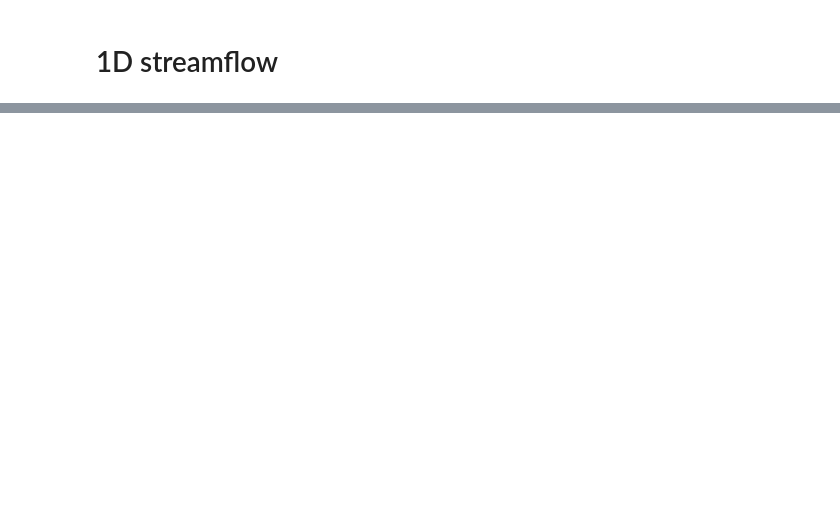
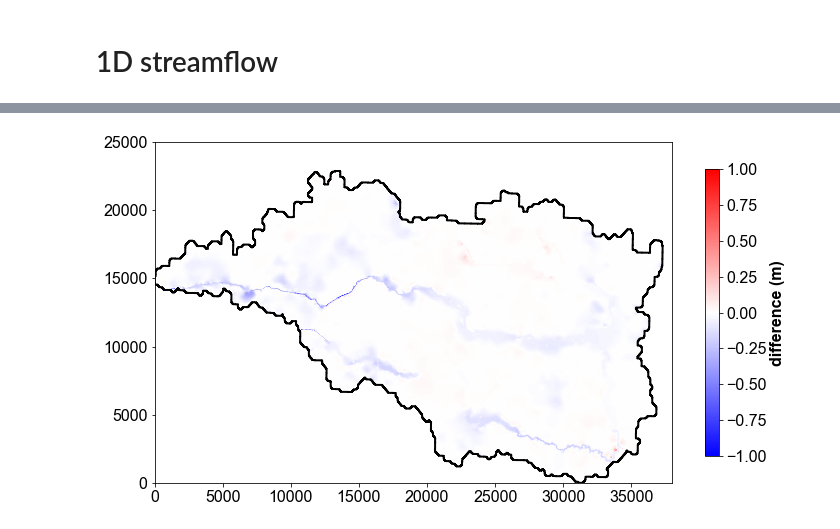
Before and after one commit to chrimerss/CREST-iMAP, a Jupyter notebook: Examples/Sensitivity/SyntheticRainfall_results.ipynb, the cells around one changed output, grey strips where cells are left out. Cells and saved outputs as stored; diff of their text form; code cells hidden in the pictures; blank space fills up the shorter version.

```diff
--- a/Examples/Sensitivity/SyntheticRainfall_results.ipynb
+++ b/Examples/Sensitivity/SyntheticRainfall_results.ipynb
@@ -48,0 +68,16 @@ coupled_FAM.stage+=2.859193
+# %%
+from netCDF4 import Dataset
+import matplotlib.tri as mtri
+def interpolate(swwfile, xi, yi):
+    nc= Dataset(swwfile)
+    depth= nc['stage'][:].max(axis=0)- nc['elevation'][:]
+#     interp_lin = mtri.CubicTriInterpolator(triang, z, kind='geom')
+    triangles= nc['volumes'][:]
+    x= nc['x'][:]
+    y=nc['y'][:]
+    triang= mtri.Triangulation(x, y, triangles)
+    interp_lin = mtri.CubicTriInterpolator(triang, depth, kind='geom')
+    xi,yi= np.meshgrid(xi,yi)
+    zi_lin = interp_lin(xi, yi)
+
+    return xi, yi, zi_lin
@@ -48,0 +150,9 @@ coupled_FAM.stage+=2.859193
+# %%
+difference= MD_estimator- MD_benchmark
+fig=plt.figure(figsize=(10,6))
+plt.imshow(difference, origin='lower left', cmap='bwr', vmin=-1, vmax=1, extent=[xi.min(), xi.max(),yi.min(),yi.max()])
+cbar= plt.colorbar(shrink=0.7)
+cbar.ax.set_ylabel('difference (m)')
+plt.plot(x, y, 'k');
+# %% [output]
+[figure, added]
```
Also changed, not shown: parts of 26 cells of this notebook, 14 other files.
